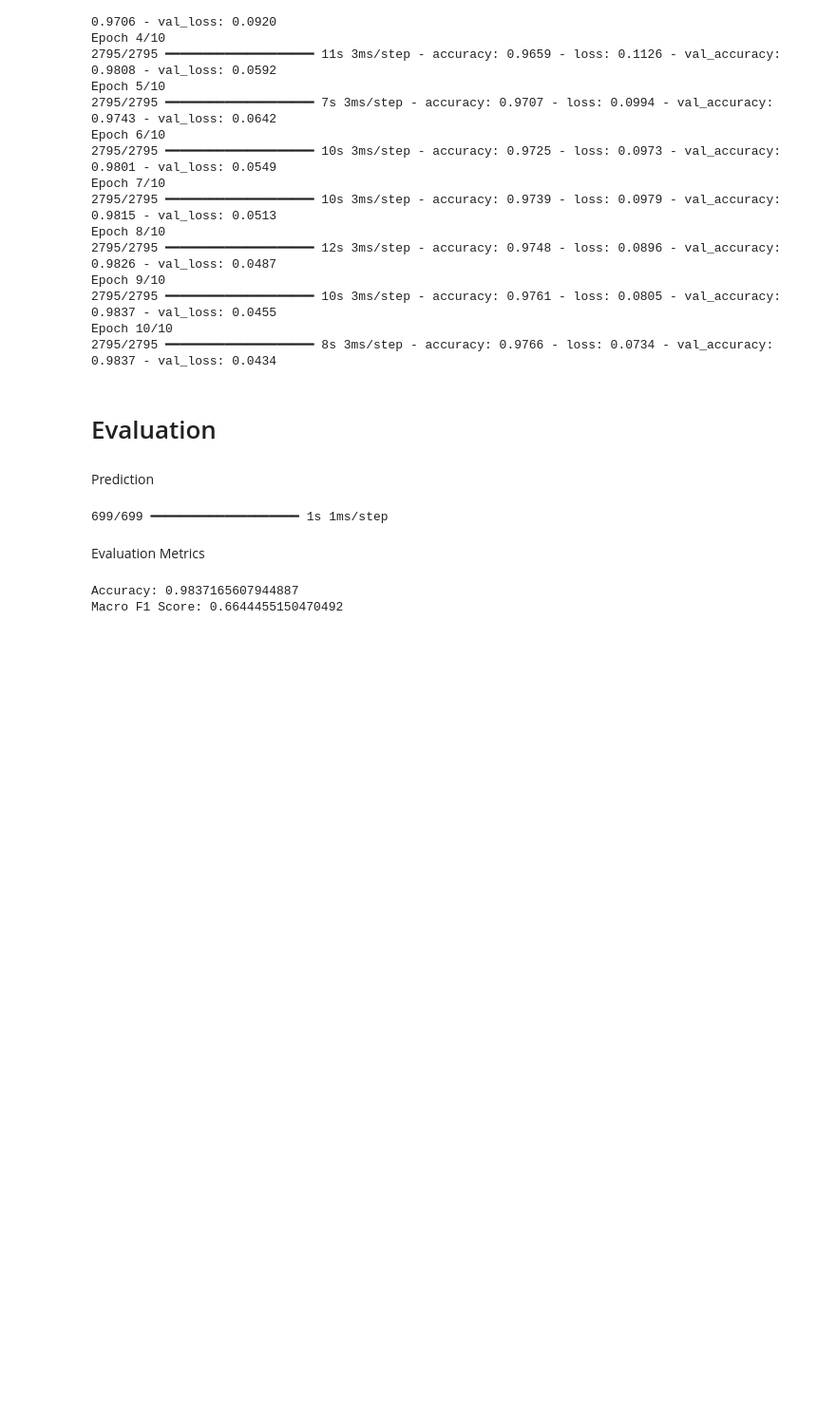
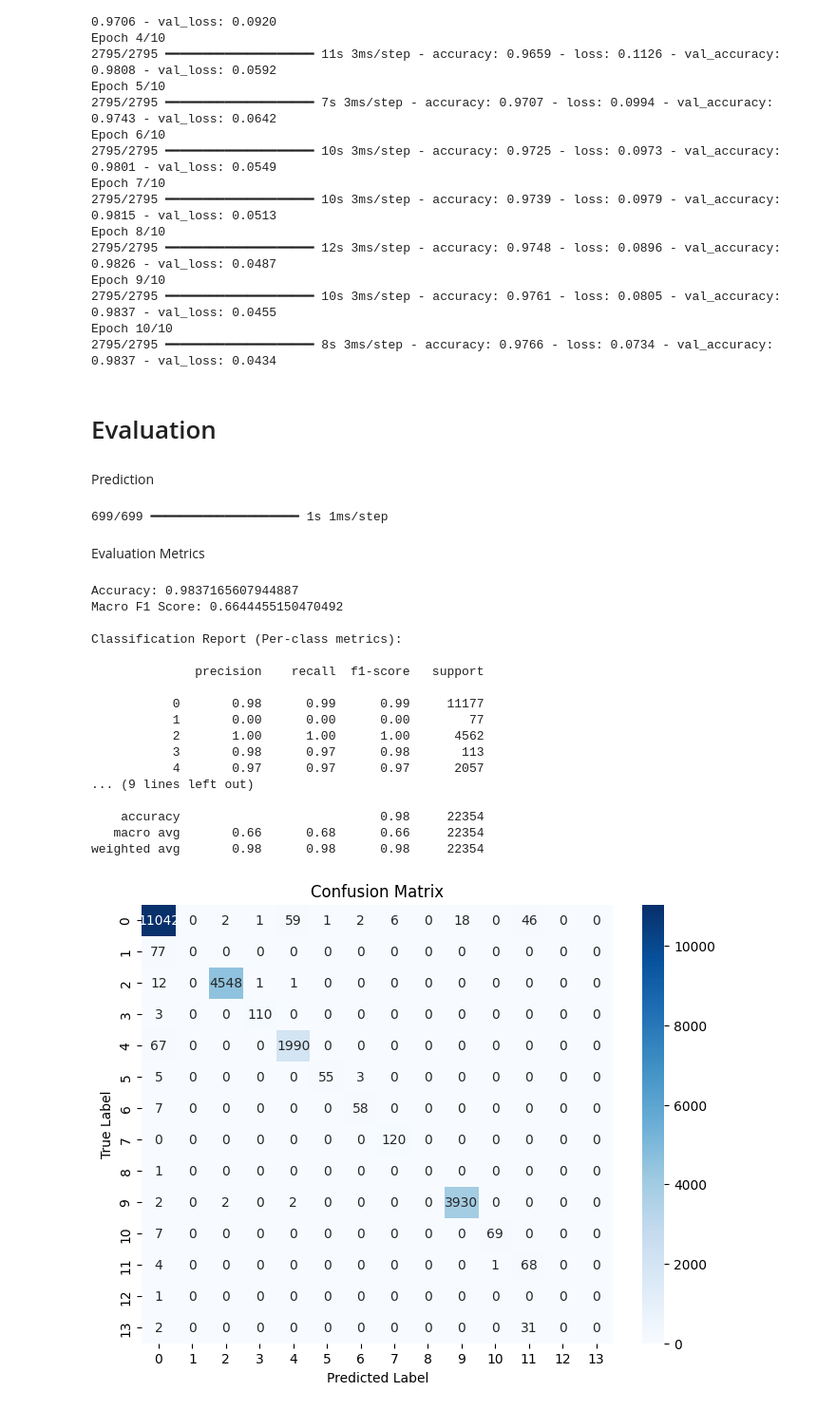
Before and after one commit to JamesTan44181/DLI-Group-Assignment, a Jupyter notebook: GroupAssignment.ipynb, the cells around one changed output. Shown at 95% size. Saved outputs shown, nothing was run; the diff lists cells and outputs as text; code cells hidden in the pictures; blank space fills up the shorter version.

Commit message:
Evaluation metric (Per-class Precision, Recall, F1, Confusion Matrix)

```diff
--- a/GroupAssignment.ipynb
+++ b/GroupAssignment.ipynb
@@ -415,11 +416,41 @@ Evaluation Metrics
 # %%
 # 1. Accuracy
 accuracy = accuracy_score(y_true, y_pred)
 print("Accuracy:", accuracy)
 
 # 2. Macro F1
 macro_f1 = f1_score(y_true, y_pred, average='macro')
 print("Macro F1 Score:", macro_f1)
+
+# 3. Per-class Precision, Recall, F1
+print("\nClassification Report (Per-class metrics):\n")
+print(classification_report(y_true, y_pred))
+
+# 4. Confusion Matrix
+cm = confusion_matrix(y_true, y_pred)
+
+plt.figure(figsize=(8,6))
+sns.heatmap(cm, annot=True, fmt="d", cmap="Blues")
+plt.xlabel("Predicted Label")
+plt.ylabel("True Label")
+plt.title("Confusion Matrix")
+plt.show()
 # %% [output]
 Accuracy: 0.9837165607944887
 Macro F1 Score: 0.6644455150470492
+
+Classification Report (Per-class metrics):
+
+              precision    recall  f1-score   support
+
+           0       0.98      0.99      0.99     11177
+           1       0.00      0.00      0.00        77
+           2       1.00      1.00      1.00      4562
+           3       0.98      0.97      0.98       113
+           4       0.97      0.97      0.97      2057
+... (9 lines left out)
+
+    accuracy                           0.98     22354
+   macro avg       0.66      0.68      0.66     22354
+weighted avg       0.98      0.98      0.98     22354
+[figure, added]
```
Also changed, not shown: parts of 1 cell of this notebook.
